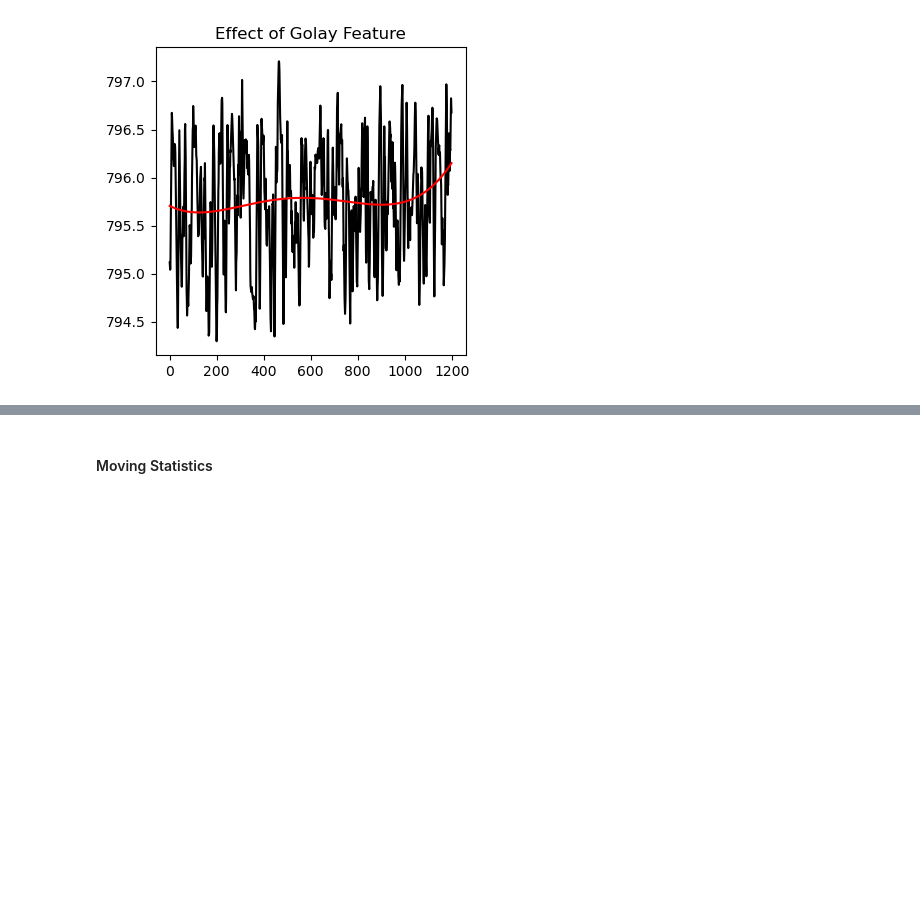
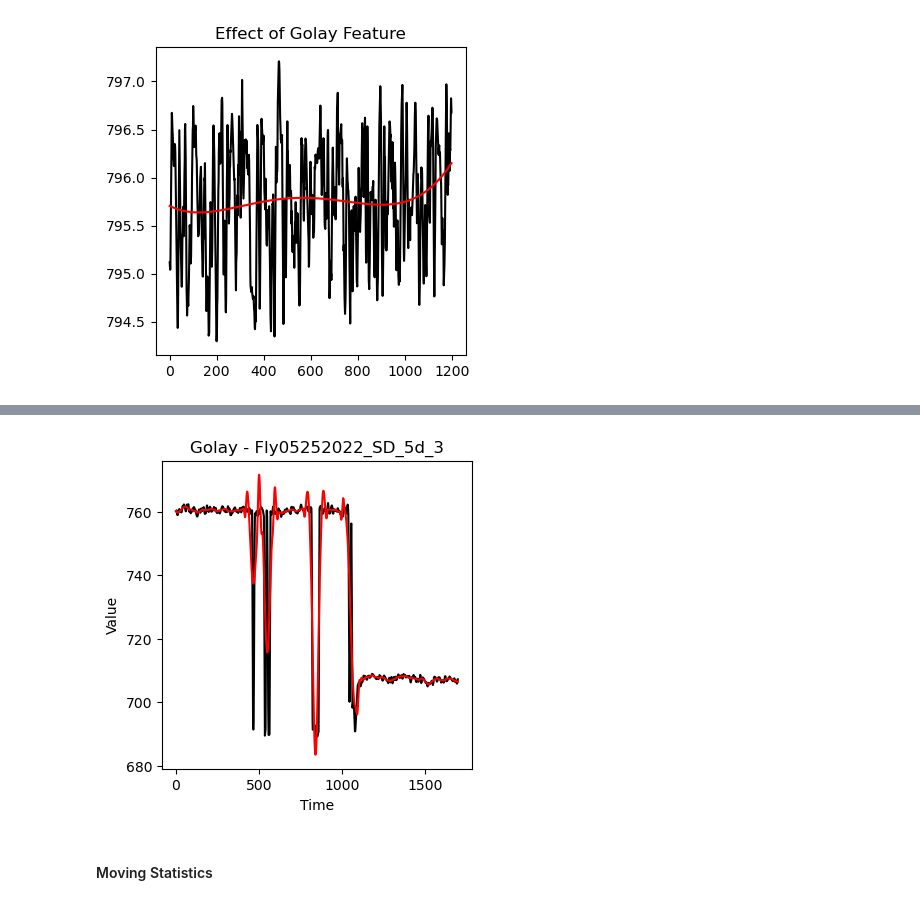
Before and after one commit to mertpekey/FlyVideo, a Jupyter notebook: notebooks/peak_detection_notebooks/final_model.ipynb, the cells around one changed output, grey strips where cells are left out. Drawn from its saved outputs; the diff is of its cells as text; code cells hidden in the pictures; blank space fills up the shorter version.

```diff
--- a/notebooks/peak_detection_notebooks/final_model.ipynb
+++ b/notebooks/peak_detection_notebooks/final_model.ipynb
@@ -55,3 +100,16 @@ plt.show()
+# %%
+data = np.array(bouts_dict['Fly05252022_SD_5d'].loc[3, 'distance.origin-prob'])
+golay_feat = savgol_filter(x = data, window_length=100, polyorder=4, axis=0, mode='interp')
+
+plt.figure(figsize=(4,4))
+plt.xlabel('Time')
+plt.ylabel('Value')
+plt.plot(data, color='black')
+plt.plot(golay_feat, color='red')
+plt.title(f"Golay - {'Fly05252022_SD_5d'}_{'3'}")
+plt.show()
+# %% [output]
+[figure, added]
 # %% [markdown]
 #### Moving Statistics
 # %%
```
Also changed, not shown: parts of 13 cells of this notebook, 3 other files.
